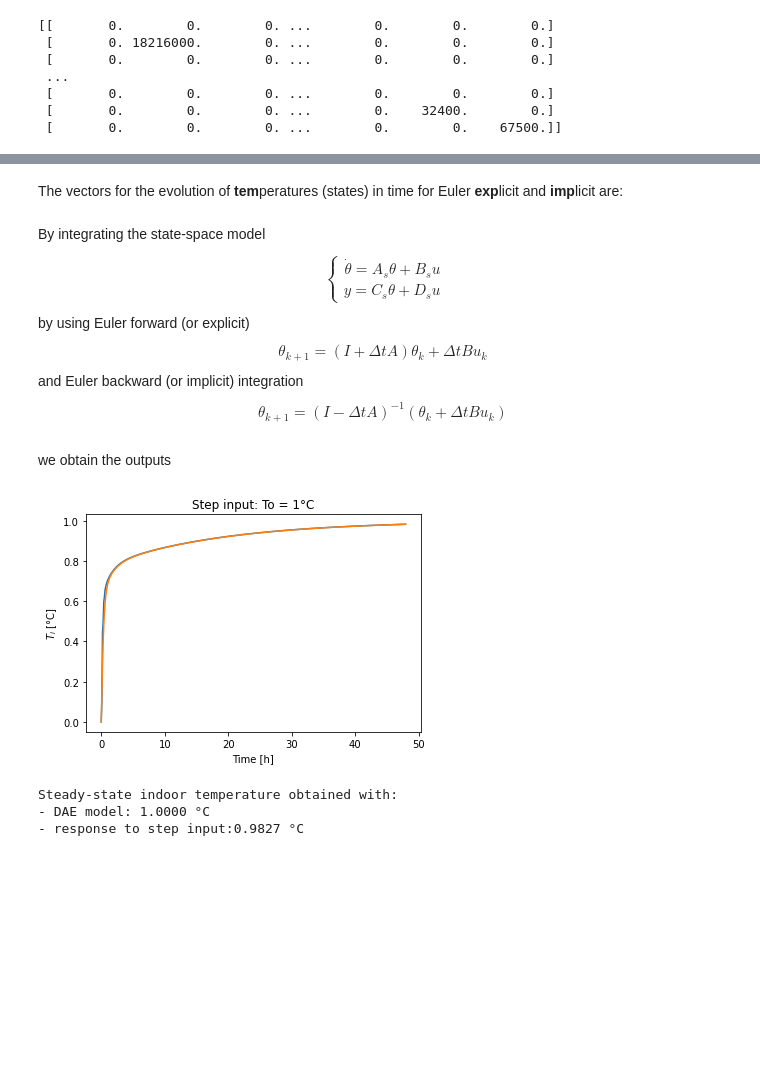
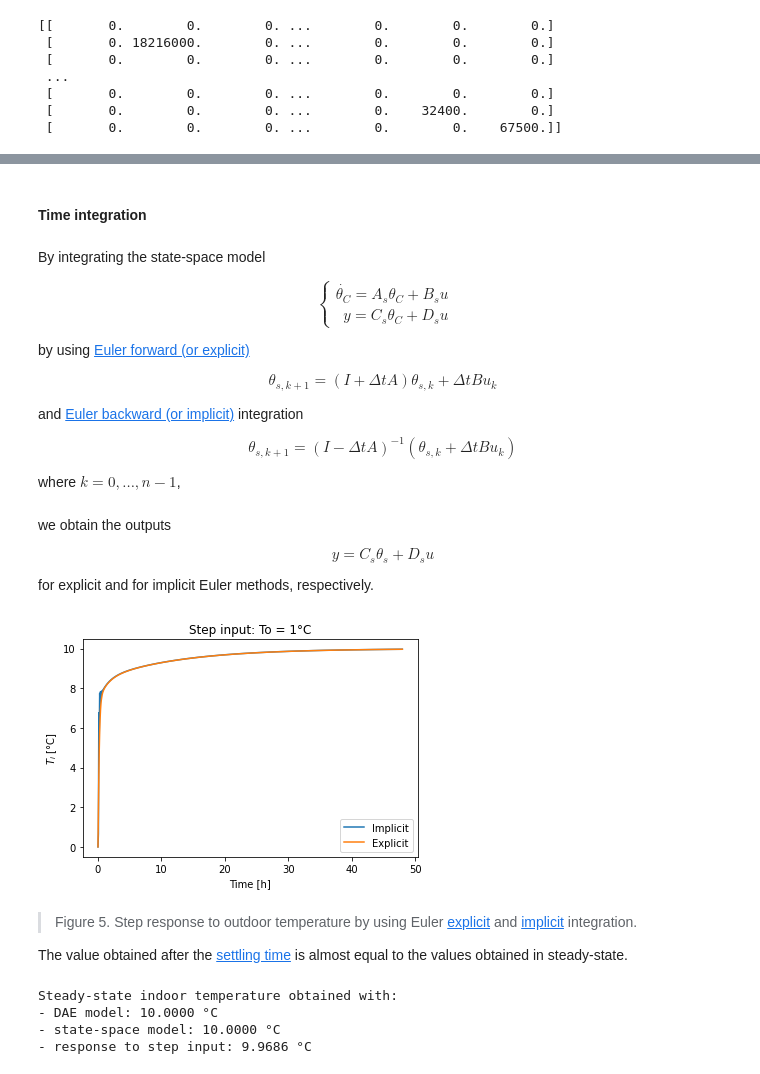
Before and after one commit to maxime12620/smart_cities_report, a Jupyter notebook: t03/t03CubeFB.ipynb, the cells around one changed output, grey strips where cells are left out. Cells and saved outputs as stored; diff of their text form; code cells hidden in the pictures; blank space fills up the shorter version.

```diff
--- a/t03/t03CubeFB.ipynb
+++ b/t03/t03CubeFB.ipynb
@@ -410,3 +748,3 @@ Let's chose a time step smaller than `dtmax`:
 # %%
-# dt = 5
-dt = 360
+dt = 4 * 60     # seconds
+print(f'dt = {dt} s = {dt / 60:.0f} min')
@@ -429,6 +824,6 @@ For the input vector **u**, the outdoor temperatures will be `To = 1`, the indoo
 # %%
-# Vectors of state and input (in time)
-n_tC = As.shape[0]              # no of state variables (temps with capacity)
-# u = [To To To Tsp Phio Phii Qaux Phia]
-u = np.zeros([8, n])
-u[0:3, :] = np.ones([3, n])
+u = np.zeros([8, n])                # u = [To To To Tisp Φo Φi Qa Φa]
+u[0:3, :] = 10 * np.ones([3, n])    # To = 10 for n time steps
+u[3, :] = 20 * np.ones([1, n])      # Tisp = 20 for n time steps
+print('u = ')
+pd.DataFrame(u)
@@ -435,2 +842,2 @@ u[0:3, :] = np.ones([3, n])
 # %% [markdown]
-The vectors for the evolution of **tem**peratures (states) in time for Euler **exp**licit and **imp**licit are:
+#### Time integration
@@ -440,44 +844,62 @@ temp_imp = np.zeros([n_tC, t.shape[0]])
 # %% [markdown]
 By integrating the state-space model
+
 $$\left\{\begin{array}{rr}
-\dot{\theta}=A_s \theta + B_s u\\
-y = C_s \theta + D_s u
+\dot{\theta_C}=A_s \theta_C + B_s u\\
+y = C_s \theta_C + D_s u
 \end{array}\right.$$
-by using Euler forward (or explicit)
-$$ \theta_{k+1} = (I + \Delta t A) \theta _k + \Delta t B u_k $$
-and Euler backward (or implicit) integration
-$$\theta_{k+1} = (I - \Delta t A)^{-1} ( \theta _k + \Delta t B u_k )$$
+
+by using [Euler forward (or explicit)](https://en.m.wikipedia.org/wiki/Numerical_methods_for_ordinary_differential_equations#Euler_method)
+
+$$ \theta_{s,k+1} = (I + \Delta t A) \theta_{s,k} + \Delta t B u_k $$
+
+and [Euler backward (or implicit)](https://en.m.wikipedia.org/wiki/Numerical_methods_for_ordinary_differential_equations#Backward_Euler_method) integration
+
+$$\theta_{s,k+1} = (I - \Delta t A)^{-1} ( \theta_{s,k} + \Delta t B u_k )$$
+
+where $k = 0, ... , n - 1$,
 # %%
-I = np.eye(n_tC)
+n_s = As.shape[0]                      # number of state variables
+θ_exp = np.zeros([n_s, t.shape[0]])    # explicit Euler in time t
+θ_imp = np.zeros([n_s, t.shape[0]])    # implicit Euler in time t
+
+I = np.eye(n_s)                        # identity matrix
+
 for k in range(n - 1):
-    temp_exp[:, k + 1] = (I + dt * As) @\
-        temp_exp[:, k] + dt * Bs @ u[:, k]
-    temp_imp[:, k + 1] = np.linalg.inv(I - dt * As) @\
-        (temp_imp[:, k] + dt * Bs @ u[:, k])
+    θ_exp[:, k + 1] = (I + dt * As) @\
+        θ_exp[:, k] + dt * Bs @ u[:, k]
+    θ_imp[:, k + 1] = np.linalg.inv(I - dt * As) @\
+        (θ_imp[:, k] + dt * Bs @ u[:, k])
 # %% [markdown]
 we obtain the outputs
+
+$$ y = C_s \theta_s + D_s u$$
+
+for explicit and for implicit Euler methods, respectively.
 # %%
-y_exp = Cs @ temp_exp + Ds @  u
-y_imp = Cs @ temp_imp + Ds @  u
+y_exp = Cs @ θ_exp + Ds @  u
+y_imp = Cs @ θ_imp + Ds @  u
 
 fig, ax = plt.subplots()
 ax.plot(t / 3600, y_exp.T, t / 3600, y_imp.T)
 ax.set(xlabel='Time [h]',
        ylabel='$T_i$ [°C]',
        title='Step input: To = 1°C')
+ax.legend(['Implicit', 'Explicit'])
 plt.show()
 # %% [output]
-[figure, old version]
+[figure, new version]
+# %% [markdown]
+> Figure 5. Step response to outdoor temperature by using Euler [explicit](https://en.m.wikipedia.org/wiki/Numerical_methods_for_ordinary_differential_equations#Euler_method) and [implicit](https://en.m.wikipedia.org/wiki/Numerical_methods_for_ordinary_differential_equations#Backward_Euler_method) integration.
+
+The value obtained after the [settling time](https://en.m.wikipedia.org/wiki/Settling_time) is almost equal to the values obtained in steady-state.
 # %%
-b = np.zeros(12)
-b[[0, 8, 10]] = 1
-f = np.zeros(8)
-
-ytc = np.linalg.inv(A.T @ G @ A) @ (A.T @ G @ b + f)
 print('Steady-state indoor temperature obtained with:')
-print(f'- DAE model: {ytc[6]:.4f} °C')
-print(f'- response to step input:{float(y_exp[:, -2]):.4f} °C')
+print(f'- DAE model: {float(θ[6]):.4f} °C')
+print(f'- state-space model: {float(yss):.4f} °C')
+print(f'- response to step input: {float(y_exp[:, -2]):.4f} °C')
 # %% [output]
 Steady-state indoor temperature obtained with:
-- DAE model: 1.0000 °C
-- response to step input:0.9827 °C
+- DAE model: 10.0000 °C
+- state-space model: 10.0000 °C
+- response to step input: 9.9686 °C
```
Also changed, not shown: parts of 143 cells of this notebook.
